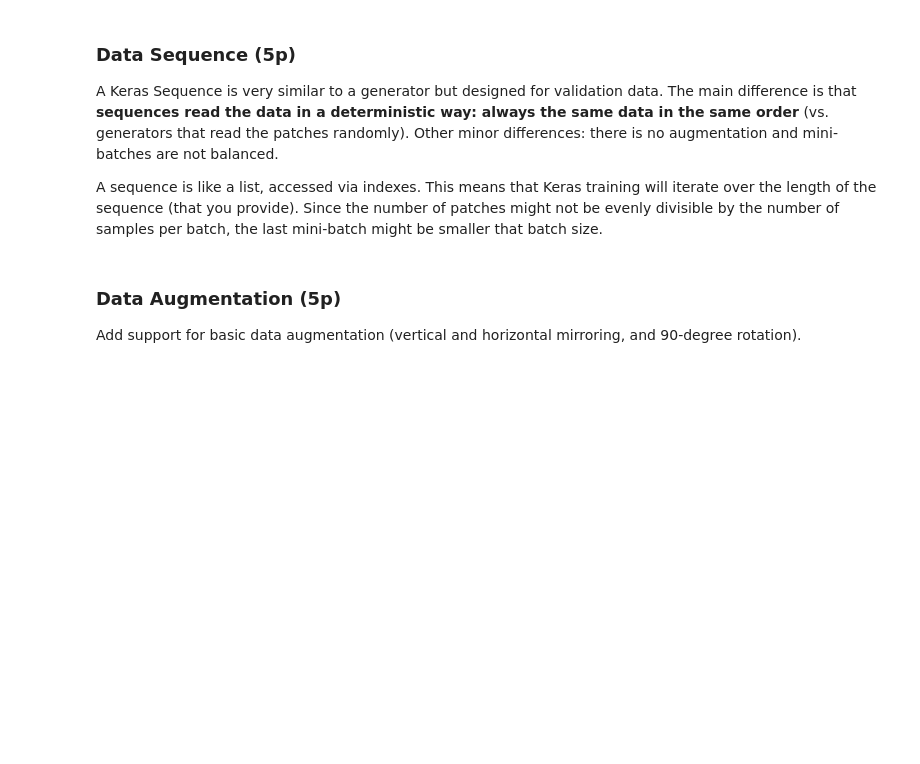
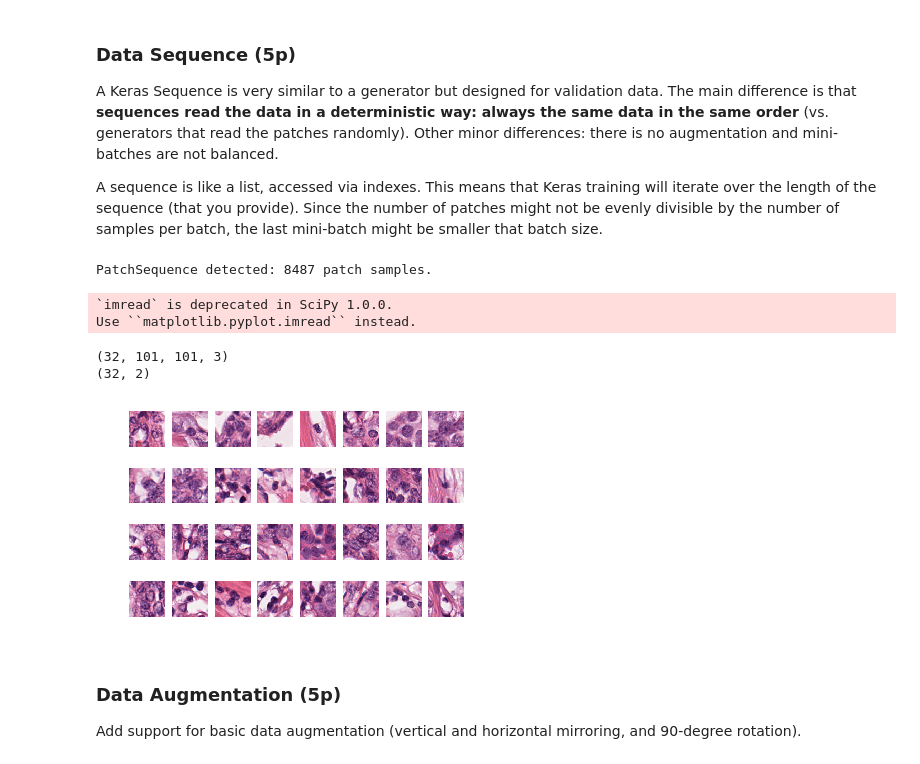
Before and after one commit to jeffluppes/ISMI2018, a Jupyter notebook: Week 8/assignment_8.ipynb, the cells around one changed output. Drawn from its saved outputs; the diff is of its cells as text; code cells hidden in the pictures; blank space fills up the shorter version.

```diff
--- a/Week 8/assignment_8.ipynb
+++ b/Week 8/assignment_8.ipynb
@@ -478,37 +579,47 @@ class PatchSequence(keras.utils.Sequence):
             try:
                 # Read image path
                 row = self.df.iloc[i, :]
-                image_path = None
+                image_path = glob(join(self.input_dir, row['file_id']))
+                assert len(image_path) == 1
+                image_path = image_path[0]
 
                 # Read data and label
-                image = None
-                label = None
+                image = load_image(image_path)
+                label = row['label']
+
 
                 # Append
                 images.append(image)
                 labels.append((1-label, label))
 
             except Exception as e:
                 print('Failed reading idx {idx}...'.format(idx=i))
 
         # Assemble batch
         batch_x = np.stack(images).astype('float32')
         batch_y = np.stack(labels).astype('float32')
 
         return batch_x, batch_y
 
 # Test the sequence
 validation_seq = PatchSequence(
     input_dir=join(data_dir, 'training', '*'),
     csv_path=join(result_dir, 'validation_data.csv'),
     batch_size=32
 )
 
 for batch_x, batch_y in validation_seq:
     print(batch_x.shape)
     print(batch_y.shape)
     plot_image(batch_x, images_per_row=8)
     break
+# %% [output]
+PatchSequence detected: 8487 patch samples.
+`imread` is deprecated in SciPy 1.0.0.
+Use ``matplotlib.pyplot.imread`` instead.
+(32, 101, 101, 3)
+(32, 2)
+[figure, added]
 # %% [markdown]
 ### Data Augmentation (5p)
 
```
Also changed, not shown: parts of 12 cells of this notebook.
